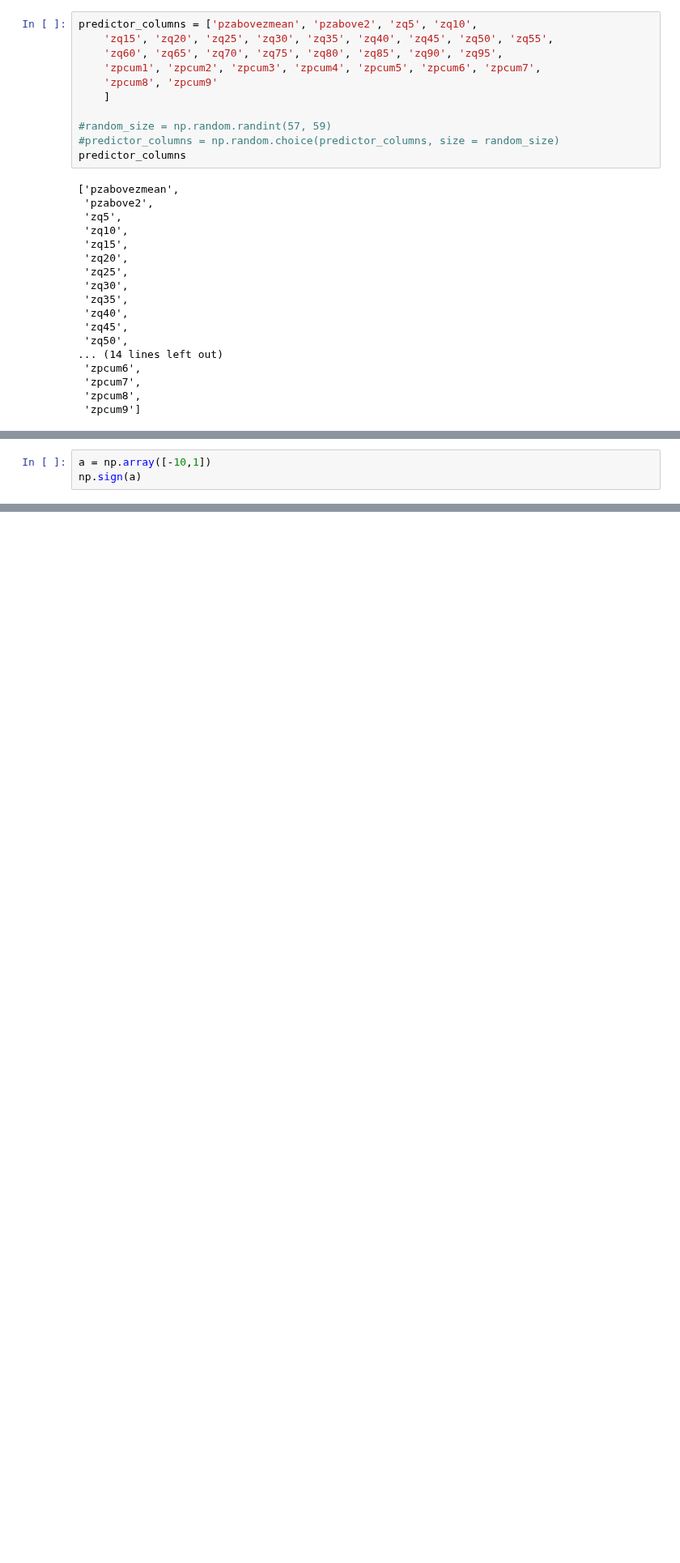
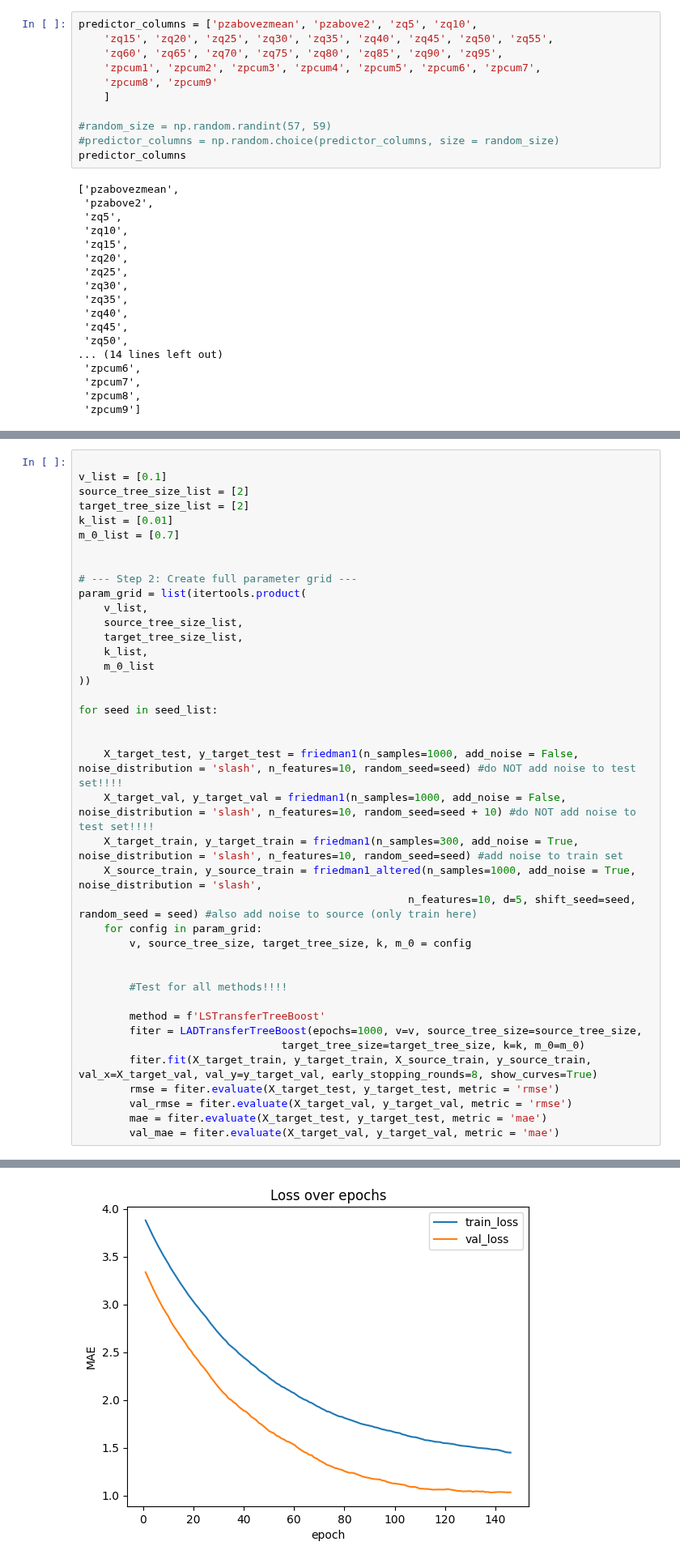
Before and after one commit to DageBjorne/transfertreeboost, a Jupyter notebook: tester_lad.ipynb, the cells around one changed output, grey strips where cells are left out. Shown at 81% size. Saved outputs shown, nothing was run; the diff lists cells and outputs as text; blank space fills up the shorter version.

```diff
--- a/tester_lad.ipynb
+++ b/tester_lad.ipynb
@@ -117,4 +113,41 @@ np.float64(83.60158493939925)
 # %%
-a = np.array([-10,1])
-np.sign(a)
+
+v_list = [0.1]
+source_tree_size_list = [2]
+target_tree_size_list = [2]
+k_list = [0.01]
+m_0_list = [0.7]
+
+
+# --- Step 2: Create full parameter grid ---
+param_grid = list(itertools.product(
+    v_list,
+    source_tree_size_list,
+    target_tree_size_list,
+    k_list,
+    m_0_list
+))
+
+for seed in seed_list:
+
+
+    X_target_test, y_target_test = friedman1(n_samples=1000, add_noise = False, noise_distribution = 'slash', n_features=10, random_seed=seed) #do NOT add noise to test set!!!!
+    X_target_val, y_target_val = friedman1(n_samples=1000, add_noise = False, noise_distribution = 'slash', n_features=10, random_seed=seed + 10) #do NOT add noise to test set!!!!
+    X_target_train, y_target_train = friedman1(n_samples=300, add_noise = True, noise_distribution = 'slash', n_features=10, random_seed=seed) #add noise to train set
+    X_source_train, y_source_train = friedman1_altered(n_samples=1000, add_noise = True, noise_distribution = 'slash',
+                                                    n_features=10, d=5, shift_seed=seed, random_seed = seed) #also add noise to source (only train here)
+    for config in param_grid:
+        v, source_tree_size, target_tree_size, k, m_0 = config
+
+
+        #Test for all methods!!!!
+
+        method = f'LSTransferTreeBoost'
+        fiter = LADTransferTreeBoost(epochs=1000, v=v, source_tree_size=source_tree_size,
+                                target_tree_size=target_tree_size, k=k, m_0=m_0)
+        fiter.fit(X_target_train, y_target_train, X_source_train, y_source_train, val_x=X_target_val, val_y=y_target_val, early_stopping_rounds=8, show_curves=True)
+        rmse = fiter.evaluate(X_target_test, y_target_test, metric = 'rmse')
+        val_rmse = fiter.evaluate(X_target_val, y_target_val, metric = 'rmse')
+        mae = fiter.evaluate(X_target_test, y_target_test, metric = 'mae')
+        val_mae = fiter.evaluate(X_target_val, y_target_val, metric = 'mae')
 # %% [output]
@@ -121,0 +154 @@ array([-1,  1])
+[figure, added]
```
Also changed, not shown: parts of 6 cells of this notebook.
